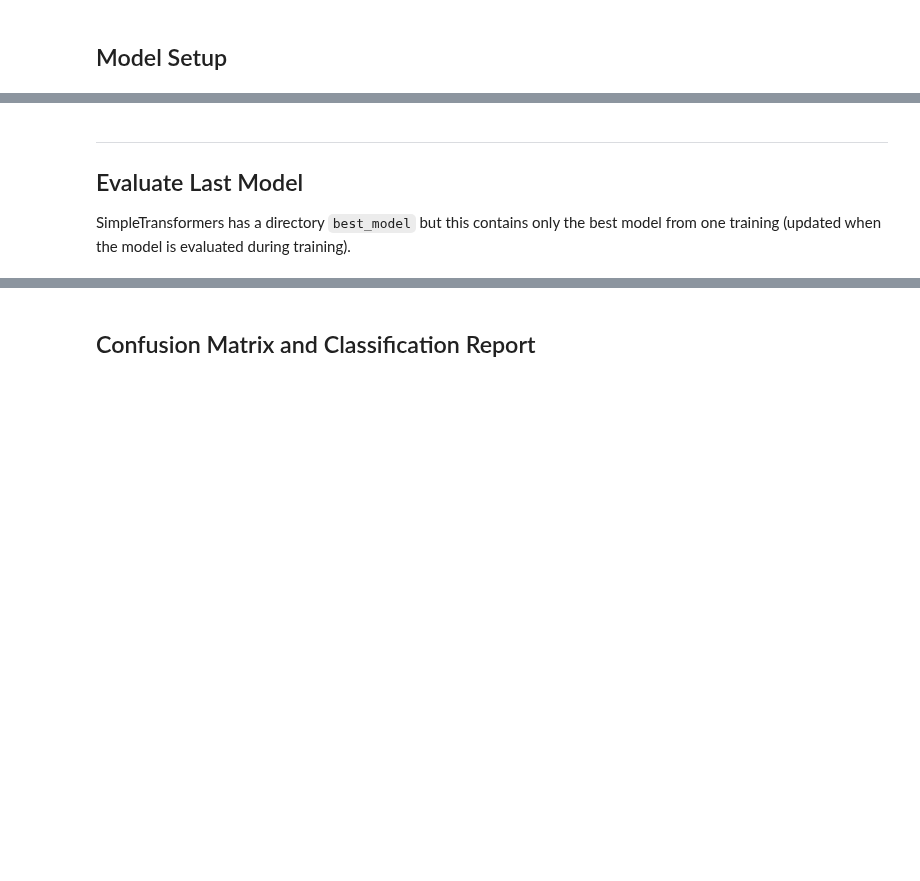
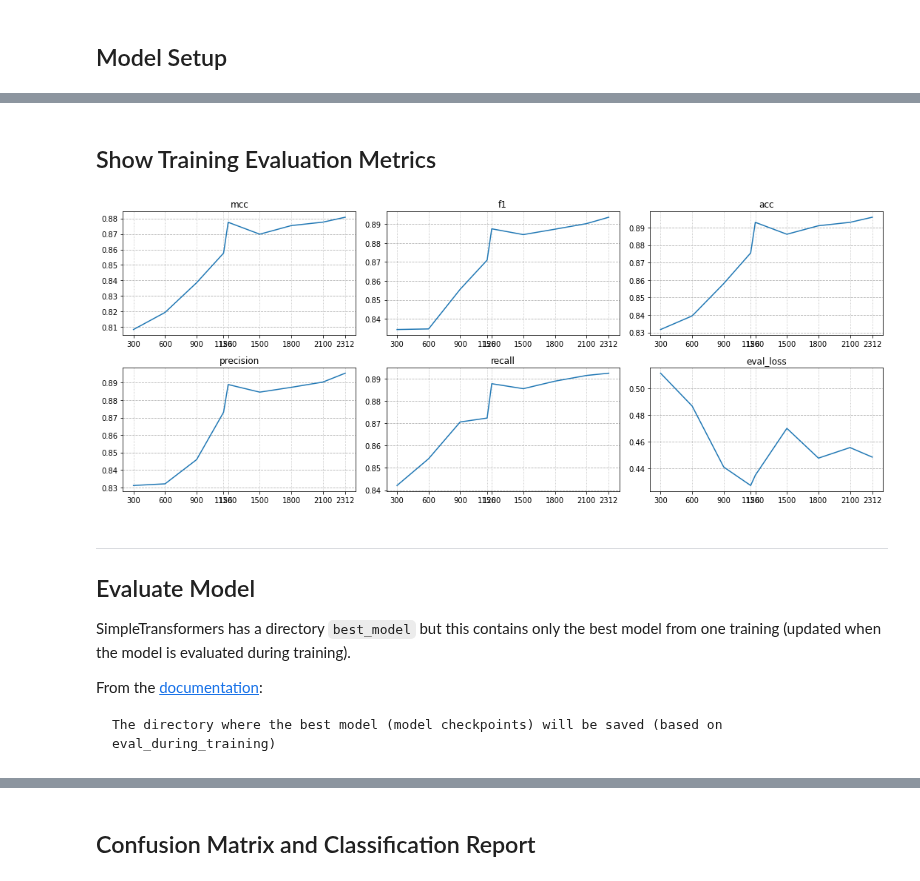
Before and after one commit to goerlitz/nlp-classification, a Jupyter notebook: notebooks/10kGNAD/colab/21_10kGNAD_simpletransformers_default.ipynb, the cells around one changed output, grey strips where cells are left out. Saved outputs shown, nothing was run; the diff lists cells and outputs as text; code cells hidden in the pictures; blank space fills up the shorter version.

````diff
--- a/notebooks/10kGNAD/colab/21_10kGNAD_simpletransformers_default.ipynb
+++ b/notebooks/10kGNAD/colab/21_10kGNAD_simpletransformers_default.ipynb
@@ -243,9 +244,10 @@ train_args = {
     "reprocess_input_data": True,
     "overwrite_output_dir": True,
     "evaluate_during_training": True,
-    "evaluate_during_training_steps": 200,
+    "evaluate_during_training_steps": 300,
     "evaluate_during_training_verbose": False,
     "evaluate_during_training_silent": True,
+    "num_train_epochs": 2,
     "silent": False,  # turns all logging on or off (in train/eval)
     "fp16": False,
     "wandb_project": project_name,
@@ -275,19 +277,12 @@ def train():
                                        precision=precision_multiclass,
                                        recall=recall_multiclass)
 
-    result, _, _ = model.eval_model(test_df,
-                                    f1=f1_multiclass,
-                                    acc=accuracy_score,
-                                    precision=precision_multiclass,
-                                    recall=recall_multiclass,
-                                    wandb_log=False)
+    wandb.join()
 
-    print(", ".join(f"{k}={v:.4}" for k,v in pd.Series(result).items()))
-
-    wandb.join()
+    return model, details
 # %%
 %%time
 
 # rerun this cell to train more models
-train()
+model, details = train()
 # %% [output]
@@ -297,8 +291,33 @@ Wall time: 4min 21s
+# %% [markdown]
+## Show Training Evaluation Metrics
+# %%
+details.pop('list', None)
+details_df = pd.DataFrame(details).set_index('global_step').drop('train_loss', axis=1)
+
+fig, axs = plt.subplots(2, len(details_df.columns)//2, figsize=(15,6))
+
+for col, ax in zip(details_df.columns, axs.flatten()):
+    details_df[col].plot(ax=ax, zorder=2)
+    ax.set_title(col)
+    ax.grid(axis='y', linestyle='--', zorder=1)
+    ax.grid(axis='x', linestyle=':', zorder=1)
+    ax.set_xlabel(None)
+    ax.set_xticks(details_df.index)
+
+plt.tight_layout()
+# %% [output]
+[figure, added]
 # %% [markdown]
 ---
-## Evaluate Last Model
+## Evaluate Model
 
 SimpleTransformers has a directory `best_model` but this contains only the best model from one training (updated when the model is evaluated during training).
+
+From the [documentation](https://simpletransformers.ai/docs/usage/):
+
+```
+The directory where the best model (model checkpoints) will be saved (based on eval_during_training)
+```
 # %%
 !ls -la outputs/
 # %% [output]
````
Also changed, not shown: parts of 10 cells of this notebook.
